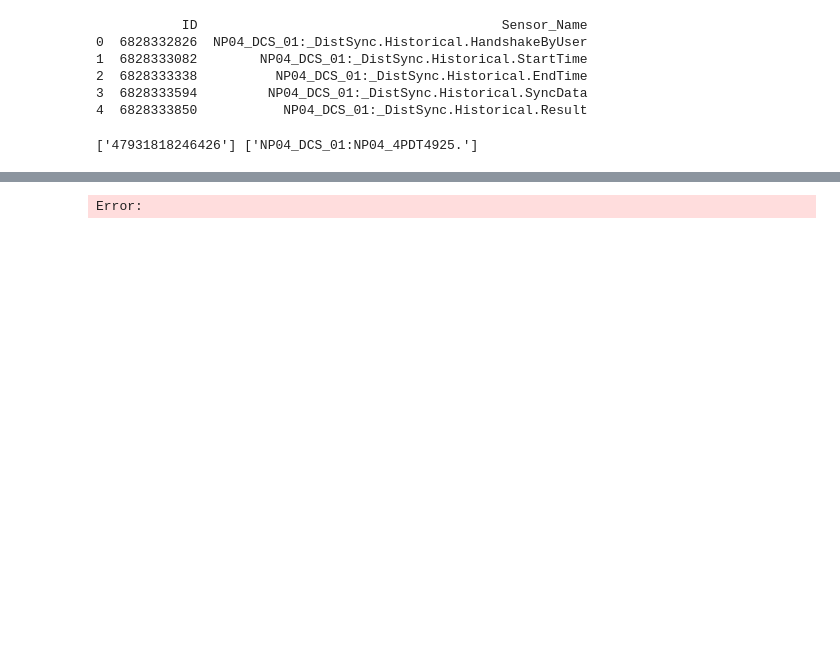
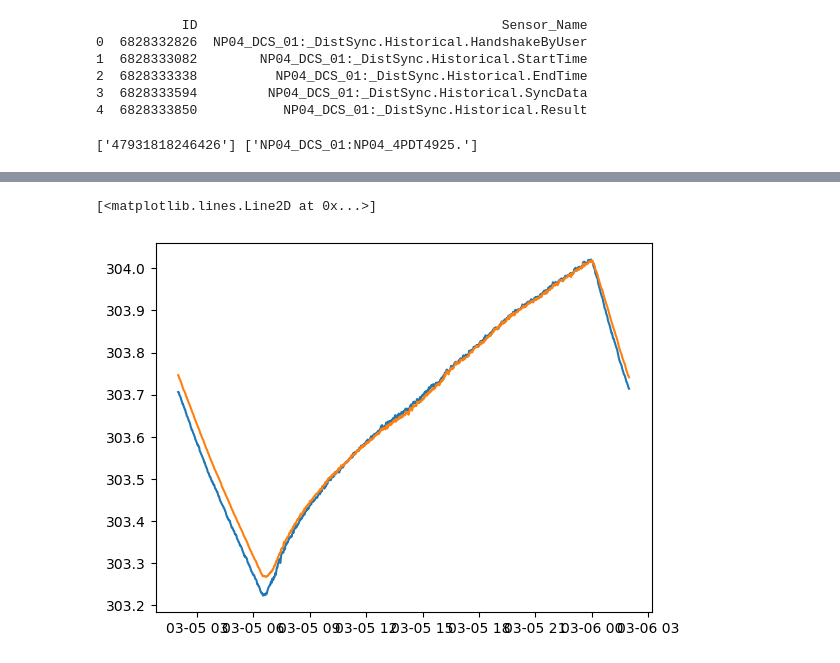
Before and after one commit to jcapo96/rtd, a Jupyter notebook: src/data/see_dcsdb_variables.ipynb, the cells around one changed output, grey strips where cells are left out. Cells and saved outputs as stored; diff of their text form; code cells hidden in the pictures; blank space fills up the shorter version.

```diff
--- a/src/data/see_dcsdb_variables.ipynb
+++ b/src/data/see_dcsdb_variables.ipynb
@@ -41,8 +41,10 @@ with open('/afs/cern.ch/work/j/jcapotor/software/rtd/src/data/mapping/dates_to_e
         file.write(date + "\n")
 # %%
 import pandas as pd
-path = "/eos/user/j/jcapotor/PDHDdata/data/2024-03-06.csv"
+path = "/eos/user/j/jcapotor/PDHDdata/data/2024-03-05.csv"
 data = pd.read_csv(path)
+data = data.set_index("Unnamed: 0")
+data.index = pd.to_datetime(data.index)
 # %%
 print(data.head())
 # %% [output]
@@ -66,5 +67,0 @@ print(data.head())
-# %%
-data = data.set_index("Unnamed: 0")
-print(data.resample("1min").mean().head())
-# %% [output]
-Error:
@@ -70,0 +70,6 @@ Error:
+# %%
+plt.plot(data.index.to_numpy(), data["TE0001"].to_numpy())
+plt.plot(data.index.to_numpy(), data["TE0002"].to_numpy())
+# %% [output]
+[<matplotlib.lines.Line2D at 0x...>]
+[figure, added]
```
Also changed, not shown: parts of 2 cells of this notebook, 8 other files.
